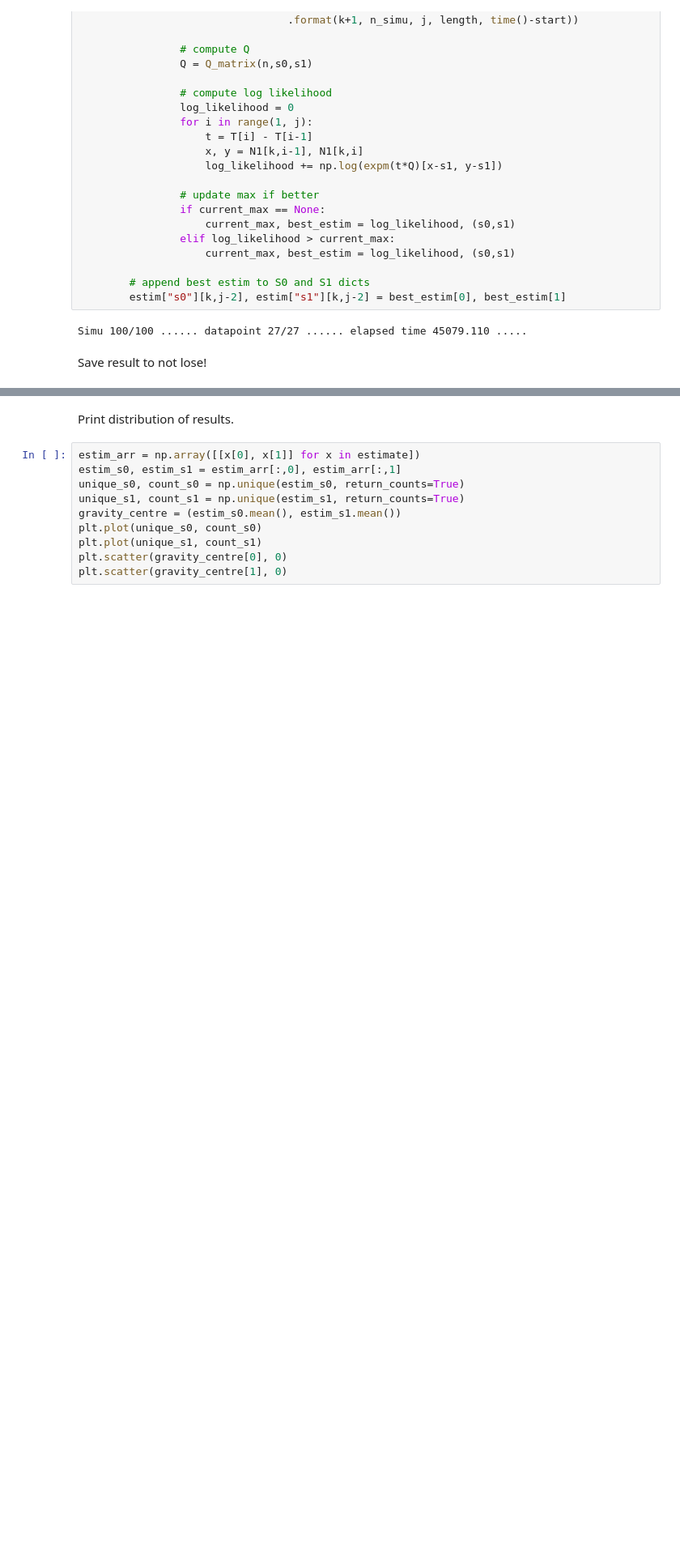
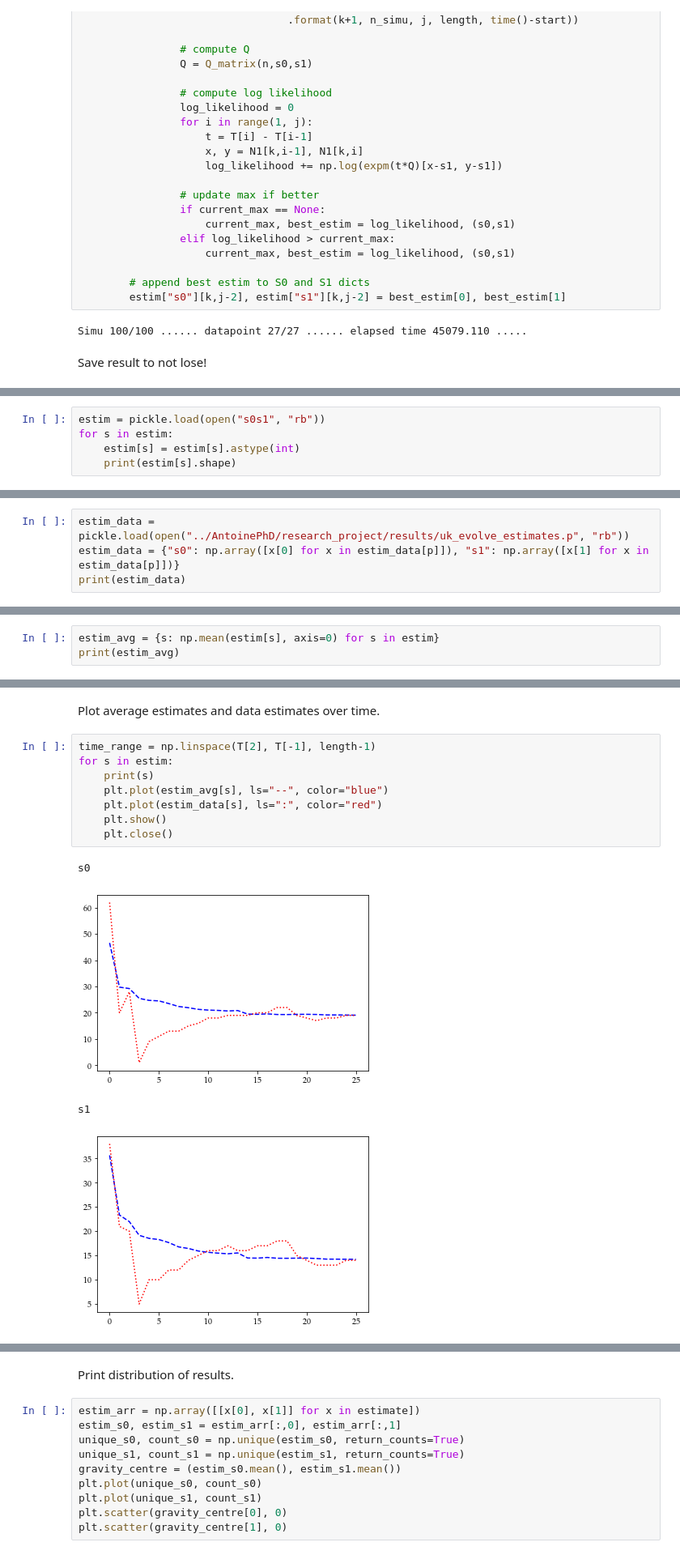
Before and after one commit to AntoineVendeville/Opinion-dynamics-in-the-Voter-Model, a Jupyter notebook: elections.ipynb, the cells around one changed output, grey strips where cells are left out. Shown: that part at 81% size. Saved outputs shown, nothing was run; the diff lists cells and outputs as text; blank space fills up the shorter version.

```diff
--- a/elections.ipynb
+++ b/elections.ipynb
@@ -380,0 +386,5 @@ import pickle
+# %%
+estim = pickle.load(open("s0s1", "rb"))
+for s in estim:
+    estim[s] = estim[s].astype(int)
+    print(estim[s].shape)
@@ -380,0 +400,4 @@ import pickle
+# %%
+estim_data = pickle.load(open("../AntoinePhD/research_project/results/uk_evolve_estimates.p", "rb"))
+estim_data = {"s0": np.array([x[0] for x in estim_data[p]]), "s1": np.array([x[1] for x in estim_data[p]])}
+print(estim_data)
@@ -380,0 +410,3 @@ import pickle
+# %%
+estim_avg = {s: np.mean(estim[s], axis=0) for s in estim}
+print(estim_avg)
@@ -380,0 +423,15 @@ import pickle
+# %% [markdown]
+Plot average estimates and data estimates over time.
+# %%
+time_range = np.linspace(T[2], T[-1], length-1)
+for s in estim:
+    print(s)
+    plt.plot(estim_avg[s], ls="--", color="blue")
+    plt.plot(estim_data[s], ls=":", color="red")
+    plt.show()
+    plt.close()
+# %% [output]
+s0
+[figure, added]
+s1
+[figure, added]
```
Also changed, not shown: parts of 18 cells of this notebook.
